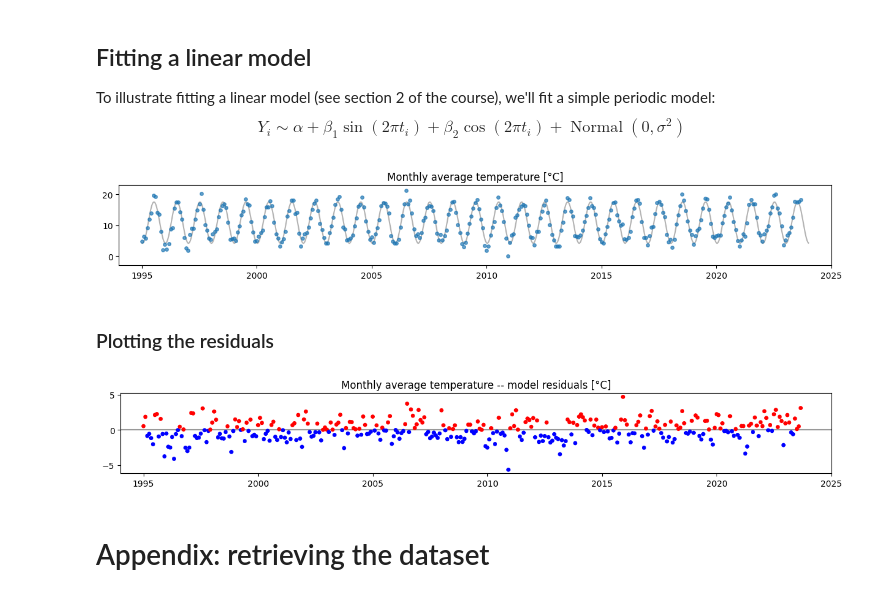
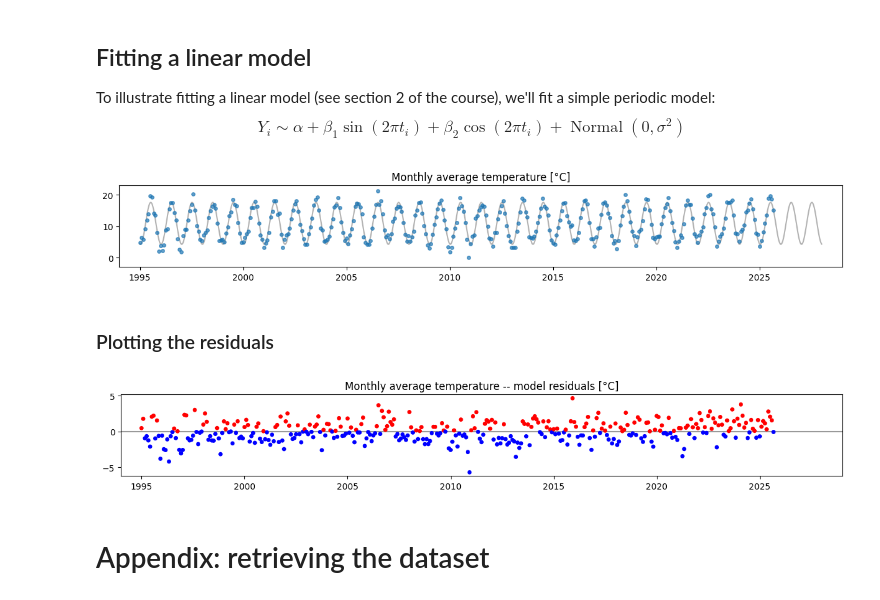
Before and after one commit to damonjw/datasci, a Jupyter notebook: ex/climate.ipynb, the cells around one changed output. Saved outputs shown, nothing was run; the diff lists cells and outputs as text; code cells hidden in the pictures.

```diff
--- a/ex/climate.ipynb
+++ b/ex/climate.ipynb
@@ -16,7 +16,7 @@ Please submit a Jupyter notebook, or a pdf. Include explanations of what your mo
 # %% [markdown]
 The dataset is from [https://www.metoffice.gov.uk/pub/data/weather/uk/climate/](https://www.metoffice.gov.uk/pub/data/weather/uk/climate/). Code for retrieving the dataset is given at the bottom.
 # %%
-url = 'https://www.cl.cam.ac.uk/teaching/current/DataSci/data/climate_202309.csv'
+url = 'https://www.cl.cam.ac.uk/teaching/current/DataSci/data/climate_202510.csv'
 climate = pandas.read_csv(url)
 # Or run the scraping code at the bottom
 # (Warning: the scraping code may break if the Met Office changes its webpages. If it breaks,
@@ -35,27 +35,27 @@ $$
 # %%
 # Restrict attention to Cambridge, 1995 onwards, for illustration
 df = climate.loc[(climate.station=='Cambridge') & (climate.yyyy>=1995)]
 
 X = np.column_stack([np.sin(2*π*df.t), np.cos(2*π*df.t)])
 model = sklearn.linear_model.LinearRegression()
 model.fit(X, df.temp)
 α,(β1,β2) = (model.intercept_, model.coef_)
 
 # Plot a curve to depict the fitted values
-tnew = np.linspace(1995, 2024, 1000)
+tnew = np.linspace(1995, 2028, 1000)
 Xnew = np.column_stack([np.sin(2*π*tnew), np.cos(2*π*tnew)])
 temp_pred = model.predict(Xnew)
 
 fig,ax = plt.subplots(figsize=(15,1.7))
 ax.scatter(df.t, df.temp, s=15, alpha=0.7)
 ax.plot(tnew, temp_pred, color='0.7', zorder=0)
-ax.set_xlim([1994,2025])
+ax.set_xlim([1994,2029])
 ax.set_ylim([-3,23])
 ax.set_title('Monthly average temperature [°C]')
 
 plt.show()
 # %% [output]
-[figure, old version]
+[figure, new version]
 # %% [markdown]
 ### Plotting the residuals
 # %%
@@ -64,11 +64,11 @@ resid = df.temp - model.predict(X)
 fig,ax = plt.subplots(figsize=(15,1.7))
 ax.scatter(df.t, resid, c=np.where(resid<=0,'blue','red'), s=15)
 ax.axhline(0, color='0.6', zorder=0)
-ax.set_xlim([1994,2025])
+ax.set_xlim([1994,2029])
 ax.set_title('Monthly average temperature -- model residuals [°C]')
 plt.show()
 # %% [output]
-[figure, old version]
+[figure, new version]
 # %% [markdown]
 # Appendix: retrieving the dataset
 # %%
```
Also changed, not shown: 6 other files.
